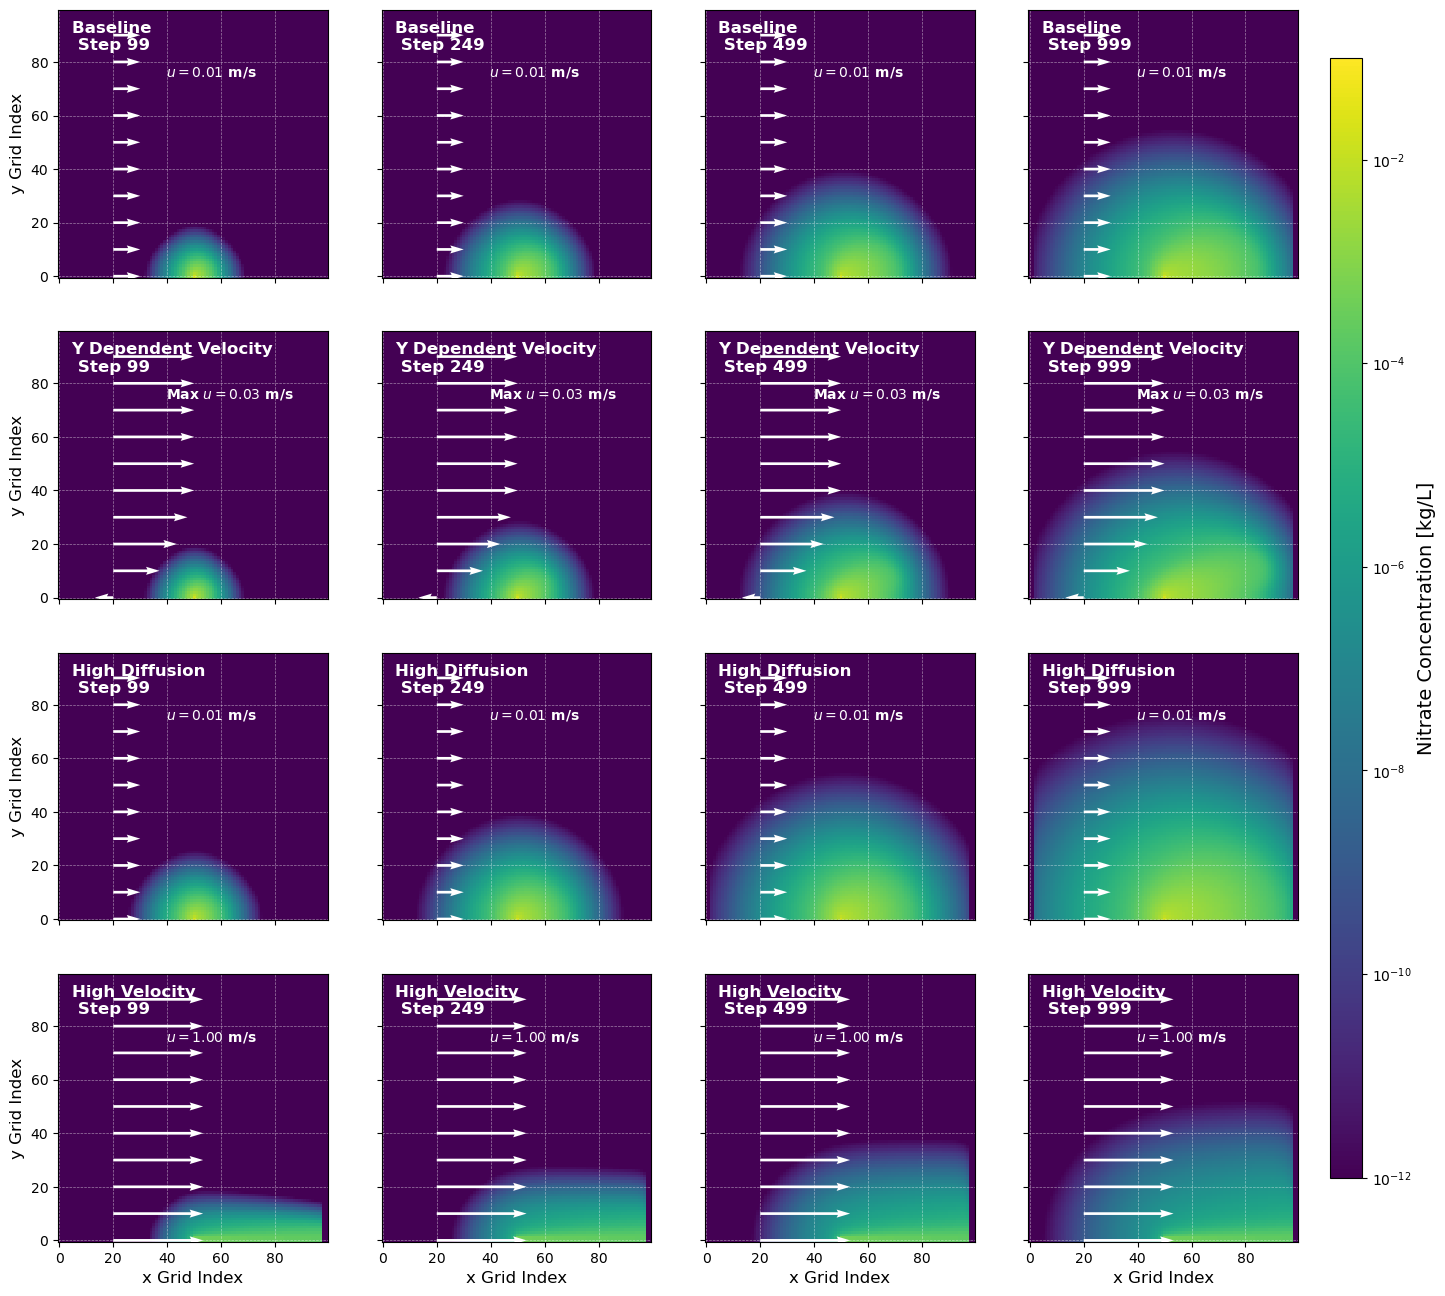
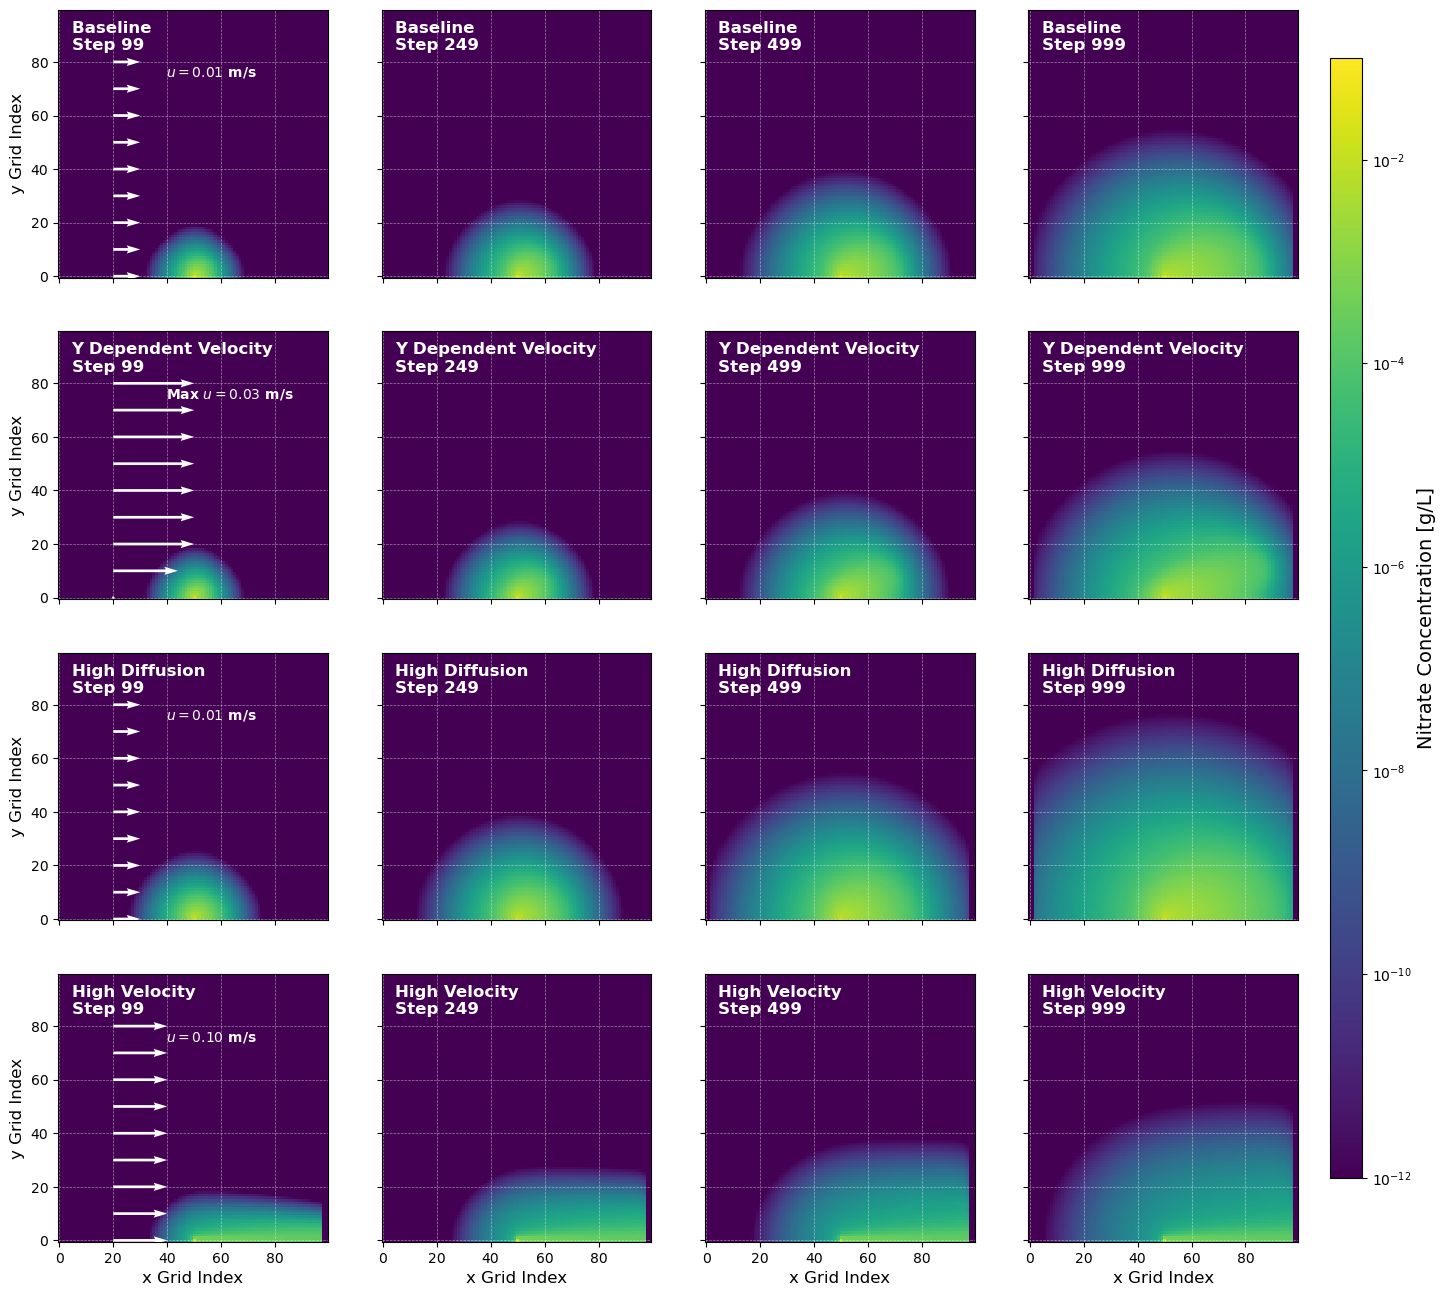
The change to this notebook cell's code, shown as a diff; its figure went from the first image to the second:
--- before
+++ after
@@ -50,5 +50,5 @@
         
         # label
-        label_full = f'{exp_labels[i]} \n Step {t}'
+        label_full = f'{exp_labels[i]} \nStep {t}'
         ax.text(0.05, 0.85, label_full, transform=ax.transAxes, color='white', fontsize=12, fontweight='bold')
 
@@ -61,5 +61,7 @@
         if j == 0:
             X_arrow_position = 20
-            Y_arrow = y[::10] 
+            Y_arrow = y[::10]
+            # Y_arrow.pop() 
+            Y_arrow=np.delete(Y_arrow,-1)
             X_arrow = np.zeros_like(Y_arrow) + X_arrow_position
     
@@ -72,26 +74,26 @@
 
     
-        speed_text_str = f'$u={speed_text_val:.2f}$ m/s'
+            speed_text_str = f'$u={speed_text_val:.2f}$ m/s'
 
     
-        if exp_labels[i] == 'Y Dependent Velocity': 
-            U_speed = u0 * np.log((Y_arrow+1) * dy)
-            U_speed[U_speed > 3 * u0] = 3 * u0
-            speed_text_val = 3 * u0
-            speed_text_str = f'Max $u={speed_text_val:.2f}$ m/s'
-            arrow_scale = 0.1
-            # print('Y Dependent Velocity U_speed:', U_speed)
+            if exp_labels[i] == 'Y Dependent Velocity': 
+                U_speed = u0 * np.log((Y_arrow+1) )
+                U_speed[U_speed > 3 * u0] = 3 * u0
+                speed_text_val = 3 * u0
+                speed_text_str = f'Max $u={speed_text_val:.2f}$ m/s'
+                arrow_scale = 0.1
+                print('Y Dependent Velocity U_speed:', U_speed)
         
-        elif exp_labels[i] == 'High Velocity':
-            high_u_val = 1
-            U_speed = np.ones_like(Y_arrow) * high_u_val
-            speed_text_val = high_u_val
-            speed_text_str = f'$u={speed_text_val:.2f}$ m/s'
-            arrow_scale = 3
+            elif exp_labels[i] == 'High Velocity':
+                high_u_val = 0.1
+                U_speed = np.ones_like(Y_arrow) * high_u_val
+                speed_text_val = high_u_val
+                speed_text_str = f'$u={speed_text_val:.2f}$ m/s'
+                arrow_scale = 0.5
     
     
-        ax.quiver(X_arrow, Y_arrow, U_speed, V_speed, color='white', scale=arrow_scale, width=0.01, zorder=3)
+            ax.quiver(X_arrow, Y_arrow, U_speed, V_speed, color='white', scale=arrow_scale, width=0.01, zorder=3)
     
-        ax.text(0.4, 0.75, speed_text_str, transform=ax.transAxes, color='white', fontsize=10, fontweight='bold')
+            ax.text(0.4, 0.75, speed_text_str, transform=ax.transAxes, color='white', fontsize=10, fontweight='bold')
 
 # leave room for colorbar
@@ -100,5 +102,5 @@
 cbar_ax = fig.add_axes([0.92, 0.15, 0.02, 0.7])
 cbar = fig.colorbar(im, cax=cbar_ax)
-cbar.set_label('Nitrate Concentration [kg/L]', fontsize=14)
+cbar.set_label('Nitrate Concentration [g/L]', fontsize=14)
 
 plt.show()

Commit: feat: update animation